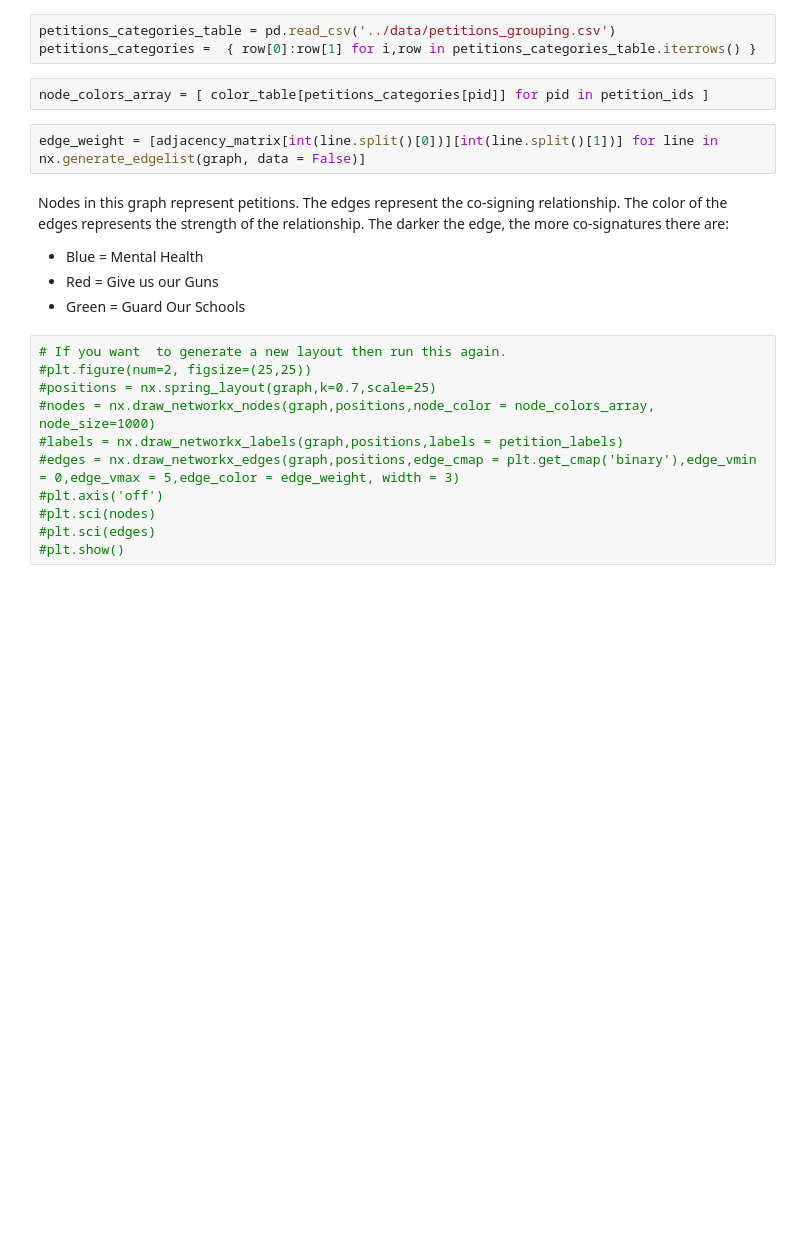
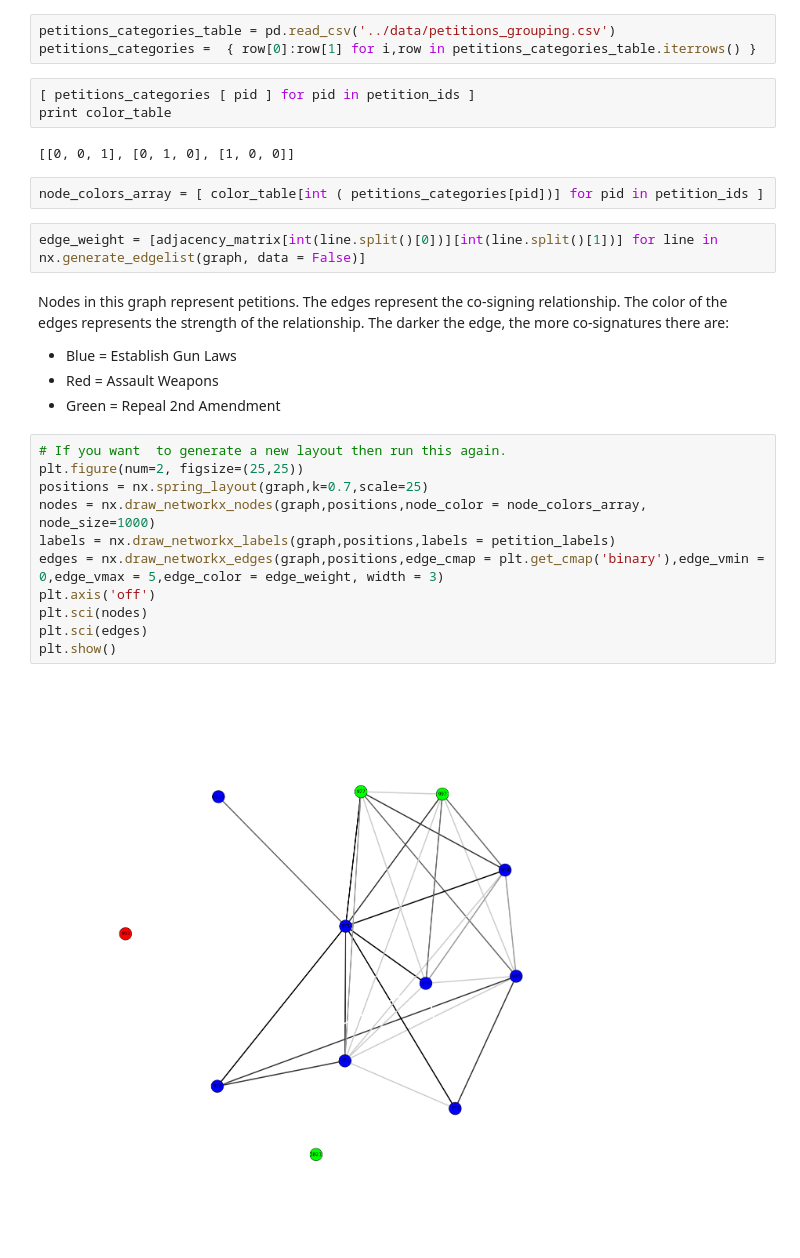
Before and after one commit to CatherineDumas/social_informatics_2014, a Jupyter notebook: notebooks/Accummulated_Confidence.ipynb, the cells around one changed output. Saved outputs shown, nothing was run; the diff lists cells and outputs as text; blank space fills up the shorter version.

```diff
--- a/notebooks/Accummulated_Confidence.ipynb
+++ b/notebooks/Accummulated_Confidence.ipynb
@@ -69,25 +65,32 @@ color_table =  [ [row[0],row[1],row[2]] for i,row in categories_colors.iterrows(
 # %%
 petitions_categories_table = pd.read_csv('../data/petitions_grouping.csv')
 petitions_categories =  { row[0]:row[1] for i,row in petitions_categories_table.iterrows() }
+# %%
+[ petitions_categories [ pid ] for pid in petition_ids ]
+print color_table
+# %% [output]
+[[0, 0, 1], [0, 1, 0], [1, 0, 0]]
 # %%
-node_colors_array = [ color_table[petitions_categories[pid]] for pid in petition_ids ]
+node_colors_array = [ color_table[int ( petitions_categories[pid])] for pid in petition_ids ]
 # %%
 edge_weight = [adjacency_matrix[int(line.split()[0])][int(line.split()[1])] for line in nx.generate_edgelist(graph, data = False)]
 # %% [markdown]
 Nodes in this graph represent petitions. The edges represent the co-signing relationship. The color of the edges represents the strength of the relationship. The darker the edge, the more co-signatures there are:
-* Blue = Mental Health
-* Red = Give us our Guns
-* Green  = Guard Our Schools
+* Blue = Establish Gun Laws
+* Red = Assault Weapons
+* Green  = Repeal 2nd Amendment
 # %%
 # If you want  to generate a new layout then run this again.
-#plt.figure(num=2, figsize=(25,25))
-#positions = nx.spring_layout(graph,k=0.7,scale=25)
-#nodes = nx.draw_networkx_nodes(graph,positions,node_color = node_colors_array, node_size=1000)
-#labels = nx.draw_networkx_labels(graph,positions,labels = petition_labels)
-#edges = nx.draw_networkx_edges(graph,positions,edge_cmap = plt.get_cmap('binary'),edge_vmin = 0,edge_vmax = 5,edge_color = edge_weight, width = 3)
-#plt.axis('off')
-#plt.sci(nodes)
-#plt.sci(edges)
-#plt.show()
+plt.figure(num=2, figsize=(25,25))
+positions = nx.spring_layout(graph,k=0.7,scale=25)
+nodes = nx.draw_networkx_nodes(graph,positions,node_color = node_colors_array, node_size=1000)
+labels = nx.draw_networkx_labels(graph,positions,labels = petition_labels)
+edges = nx.draw_networkx_edges(graph,positions,edge_cmap = plt.get_cmap('binary'),edge_vmin = 0,edge_vmax = 5,edge_color = edge_weight, width = 3)
+plt.axis('off')
+plt.sci(nodes)
+plt.sci(edges)
+plt.show()
+# %% [output]
+[figure, added]
 # %%
 #we no longer need these lines beacuse we already generated the grapgh layout file and we don't want to overwrite it.
```
Also changed, not shown: parts of 12 cells of this notebook, 5 other files.
